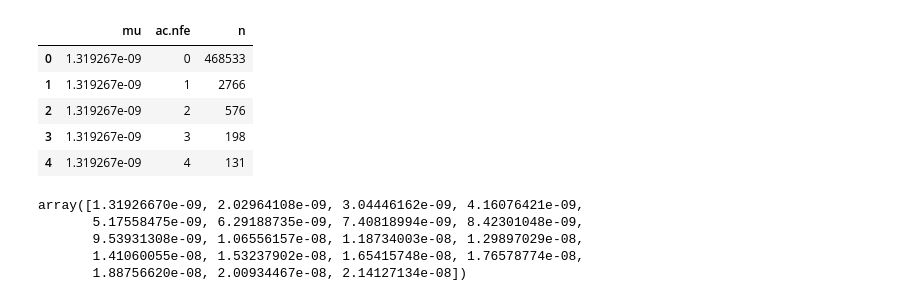
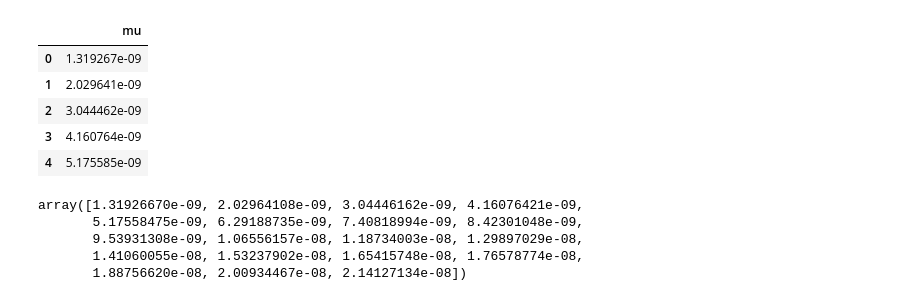
Before and after one commit to vseplyarskiy/Roulette, a Jupyter notebook: validation/SNP_ascertainment_var_estimation.ipynb, the cells around one changed output. Drawn from its saved outputs; the diff is of its cells as text; code cells hidden in the pictures.

Commit message:
just use estimated mu

```diff
--- a/validation/SNP_ascertainment_var_estimation.ipynb
+++ b/validation/SNP_ascertainment_var_estimation.ipynb
@@ -25,14 +25,13 @@ def calc_95_CI_single(X1, N1):
     CI = exactci.poisson_exact(float(X1), float(N1))
     return float(CI[4][0]), list(CI[3])
 # %%
-## Read the gnomAD v2 synonymous data in order to get mutation rate estimates
-gnomad_data = pd.read_csv("sfs_mu_bins_final_adj.tsv", sep="\t")
-gnomad_data.head()
+mu_scaled = pd.read_csv("mu_vals")
+mu_scaled.head()
 # %% [output]
-|  | mu | ac.nfe | n |
-| 0 | 1.319267e-09 | 0 | 468533 |
-| 1 | 1.319267e-09 | 1 | 2766 |
-| 2 | 1.319267e-09 | 2 | 576 |
-| 3 | 1.319267e-09 | 3 | 198 |
-| 4 | 1.319267e-09 | 4 | 131 |
+|  | mu |
+| 0 | 1.319267e-09 |
+| 1 | 2.029641e-09 |
+| 2 | 3.044462e-09 |
+| 3 | 4.160764e-09 |
+| 4 | 5.175585e-09 |
 # %%
```
Also changed, not shown: parts of 1 cell of this notebook, 1 other file.
